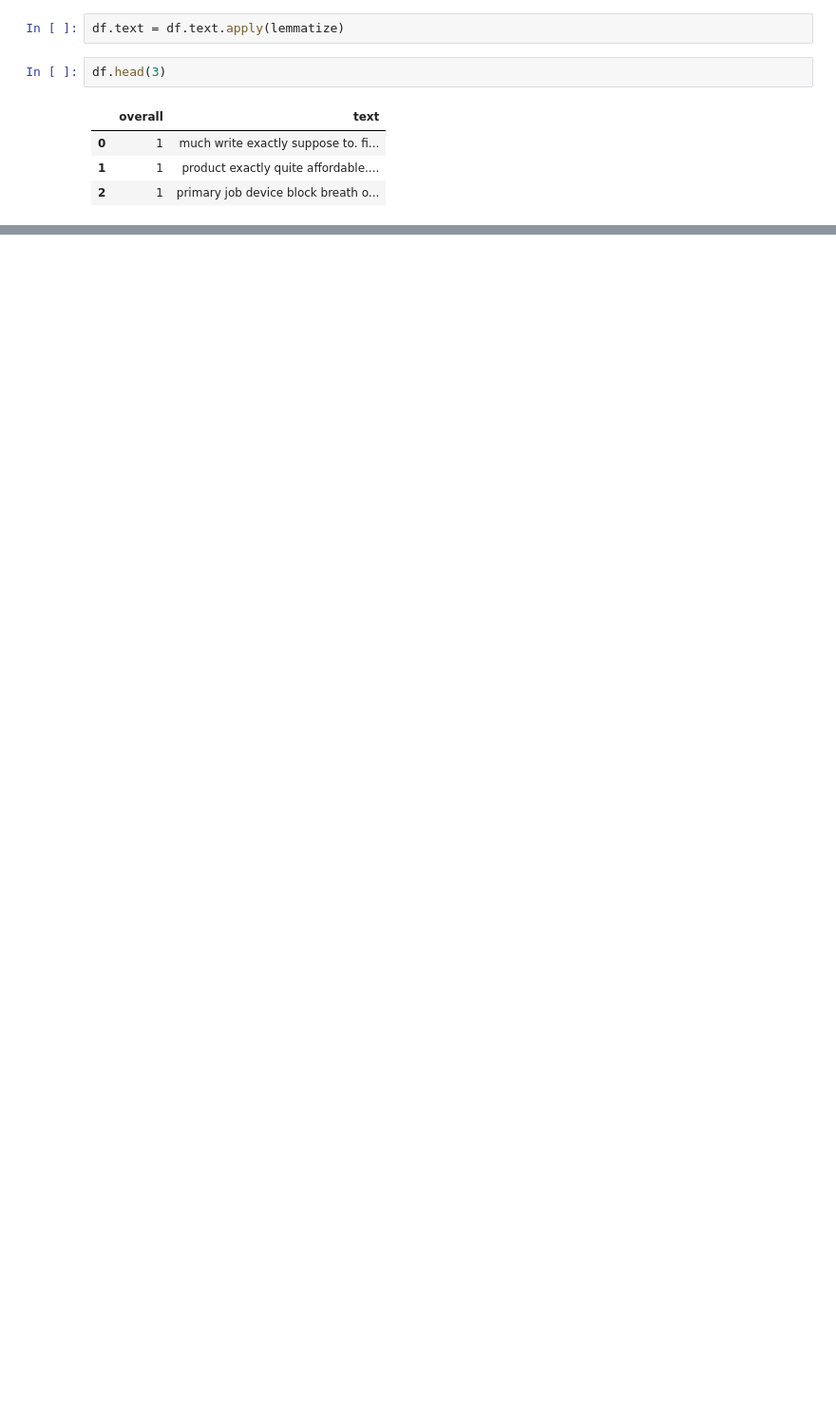
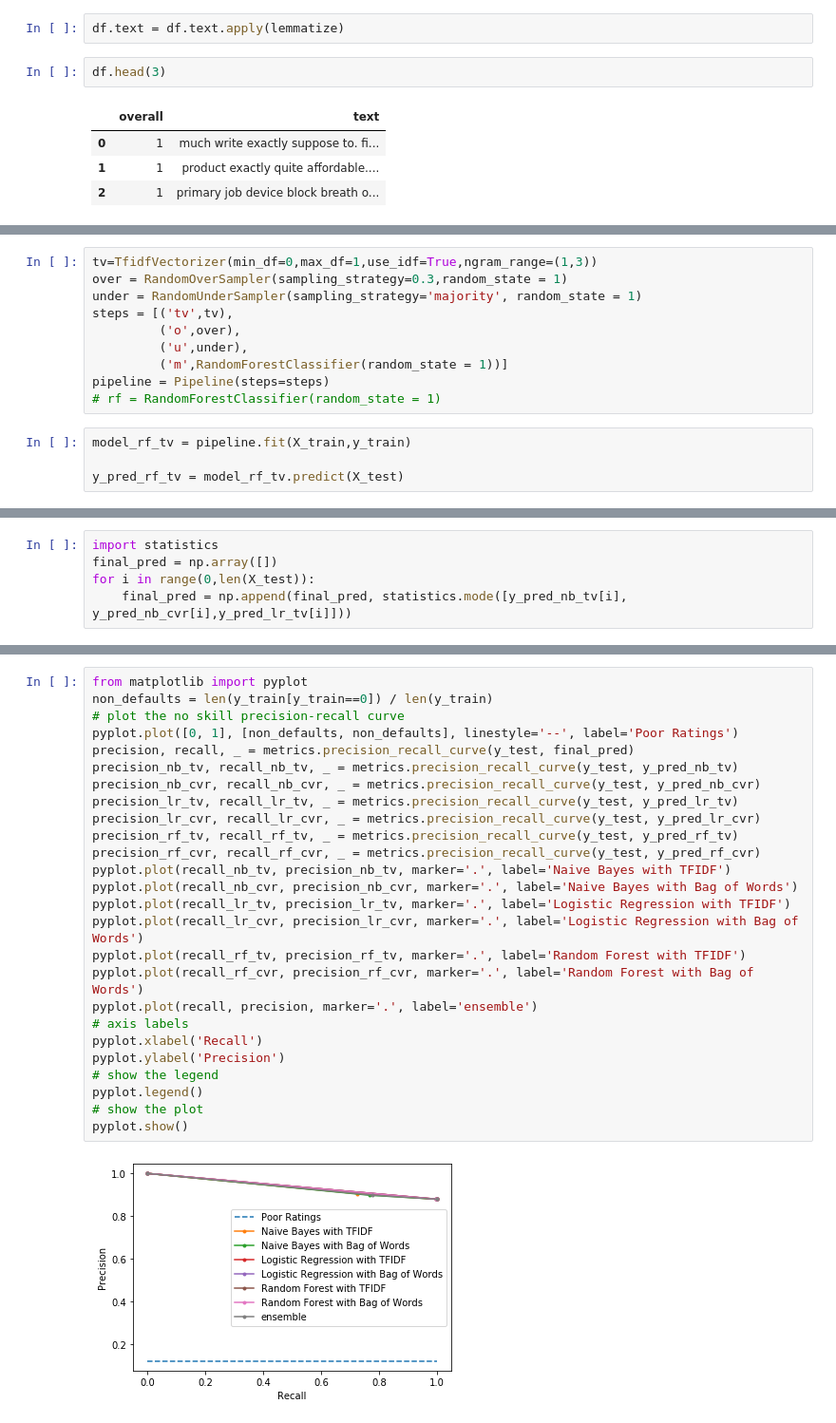
Before and after one commit to Alok2412/NLP, a Jupyter notebook: Customer Rating Prediction Using NLP.ipynb, the cells around one changed output, grey strips where cells are left out. Shown at 95% size. Drawn from its saved outputs; the diff is of its cells as text; blank space fills up the shorter version.

```diff
--- a/Customer Rating Prediction Using NLP.ipynb
+++ b/Customer Rating Prediction Using NLP.ipynb
@@ -402,0 +741,14 @@ df.head(3)
+# %%
+tv=TfidfVectorizer(min_df=0,max_df=1,use_idf=True,ngram_range=(1,3))
+over = RandomOverSampler(sampling_strategy=0.3,random_state = 1)
+under = RandomUnderSampler(sampling_strategy='majority', random_state = 1)
+steps = [('tv',tv),
+         ('o',over),
+         ('u',under),
+         ('m',RandomForestClassifier(random_state = 1))]
+pipeline = Pipeline(steps=steps)
+# rf = RandomForestClassifier(random_state = 1)
+# %%
+model_rf_tv = pipeline.fit(X_train,y_train)
+
+y_pred_rf_tv = model_rf_tv.predict(X_test)
@@ -402,0 +809,5 @@ df.head(3)
+# %%
+import statistics
+final_pred = np.array([])
+for i in range(0,len(X_test)):
+    final_pred = np.append(final_pred, statistics.mode([y_pred_nb_tv[i], y_pred_nb_cvr[i],y_pred_lr_tv[i]]))
@@ -402,0 +842,28 @@ df.head(3)
+# %%
+from matplotlib import pyplot
+non_defaults = len(y_train[y_train==0]) / len(y_train)
+# plot the no skill precision-recall curve
+pyplot.plot([0, 1], [non_defaults, non_defaults], linestyle='--', label='Poor Ratings')
+precision, recall, _ = metrics.precision_recall_curve(y_test, final_pred)
+precision_nb_tv, recall_nb_tv, _ = metrics.precision_recall_curve(y_test, y_pred_nb_tv)
+precision_nb_cvr, recall_nb_cvr, _ = metrics.precision_recall_curve(y_test, y_pred_nb_cvr)
+precision_lr_tv, recall_lr_tv, _ = metrics.precision_recall_curve(y_test, y_pred_lr_tv)
+precision_lr_cvr, recall_lr_cvr, _ = metrics.precision_recall_curve(y_test, y_pred_lr_cvr)
+precision_rf_tv, recall_rf_tv, _ = metrics.precision_recall_curve(y_test, y_pred_rf_tv)
+precision_rf_cvr, recall_rf_cvr, _ = metrics.precision_recall_curve(y_test, y_pred_rf_cvr)
+pyplot.plot(recall_nb_tv, precision_nb_tv, marker='.', label='Naive Bayes with TFIDF')
+pyplot.plot(recall_nb_cvr, precision_nb_cvr, marker='.', label='Naive Bayes with Bag of Words')
+pyplot.plot(recall_lr_tv, precision_lr_tv, marker='.', label='Logistic Regression with TFIDF')
+pyplot.plot(recall_lr_cvr, precision_lr_cvr, marker='.', label='Logistic Regression with Bag of Words')
+pyplot.plot(recall_rf_tv, precision_rf_tv, marker='.', label='Random Forest with TFIDF')
+pyplot.plot(recall_rf_cvr, precision_rf_cvr, marker='.', label='Random Forest with Bag of Words')
+pyplot.plot(recall, precision, marker='.', label='ensemble')
+# axis labels
+pyplot.xlabel('Recall')
+pyplot.ylabel('Precision')
+# show the legend
+pyplot.legend()
+# show the plot
+pyplot.show()
+# %% [output]
+[figure, added]
```
Also changed, not shown: parts of 89 cells of this notebook.
